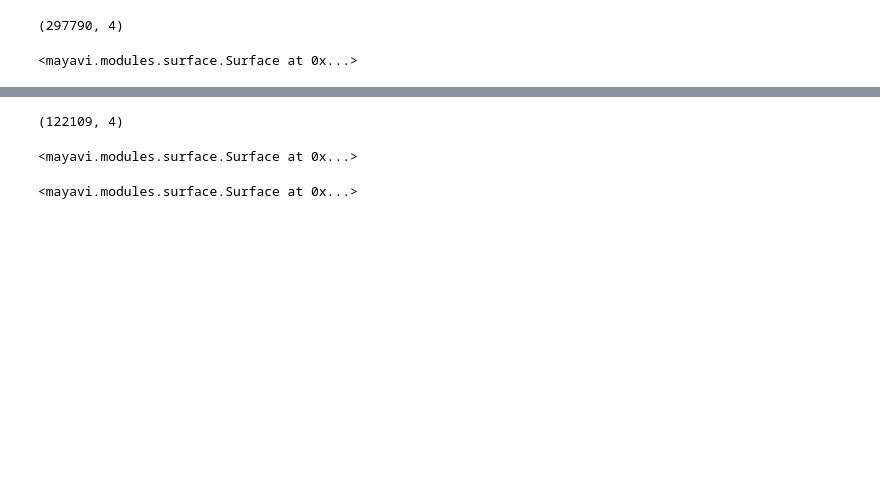
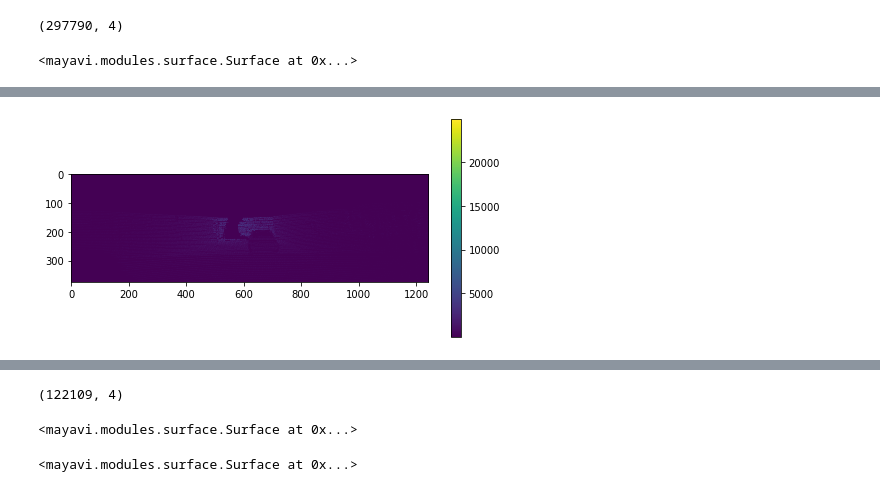
Before and after one commit to maxc303/pseudo_lidar, a Jupyter notebook: test_pipeline.ipynb, the cells around one changed output, grey strips where cells are left out. Saved outputs shown, nothing was run; the diff lists cells and outputs as text; code cells hidden in the pictures; blank space fills up the shorter version.

```diff
--- a/test_pipeline.ipynb
+++ b/test_pipeline.ipynb
@@ -78,0 +166,16 @@ plt.show()
+# %%
+calib_file = './KITTI/object/training/calib/000003.txt'
+import sys
+sys.path.append('../')
+import preprocessing.kitti_util as kitti_util
+calib = kitti_util.Calibration(calib_file)
+disp[disp < 0] = 0
+baseline = 0.54
+mask = disp > 0
+depth = calib.f_u * baseline / (disp + 1. - mask)
+plt.figure(figsize = (8,4))
+plt.imshow(depth, cmap="viridis")
+plt.colorbar()
+plt.show()
+# %% [output]
+[figure, added]
```
Also changed, not shown: parts of 8 cells of this notebook, 15 other files.
